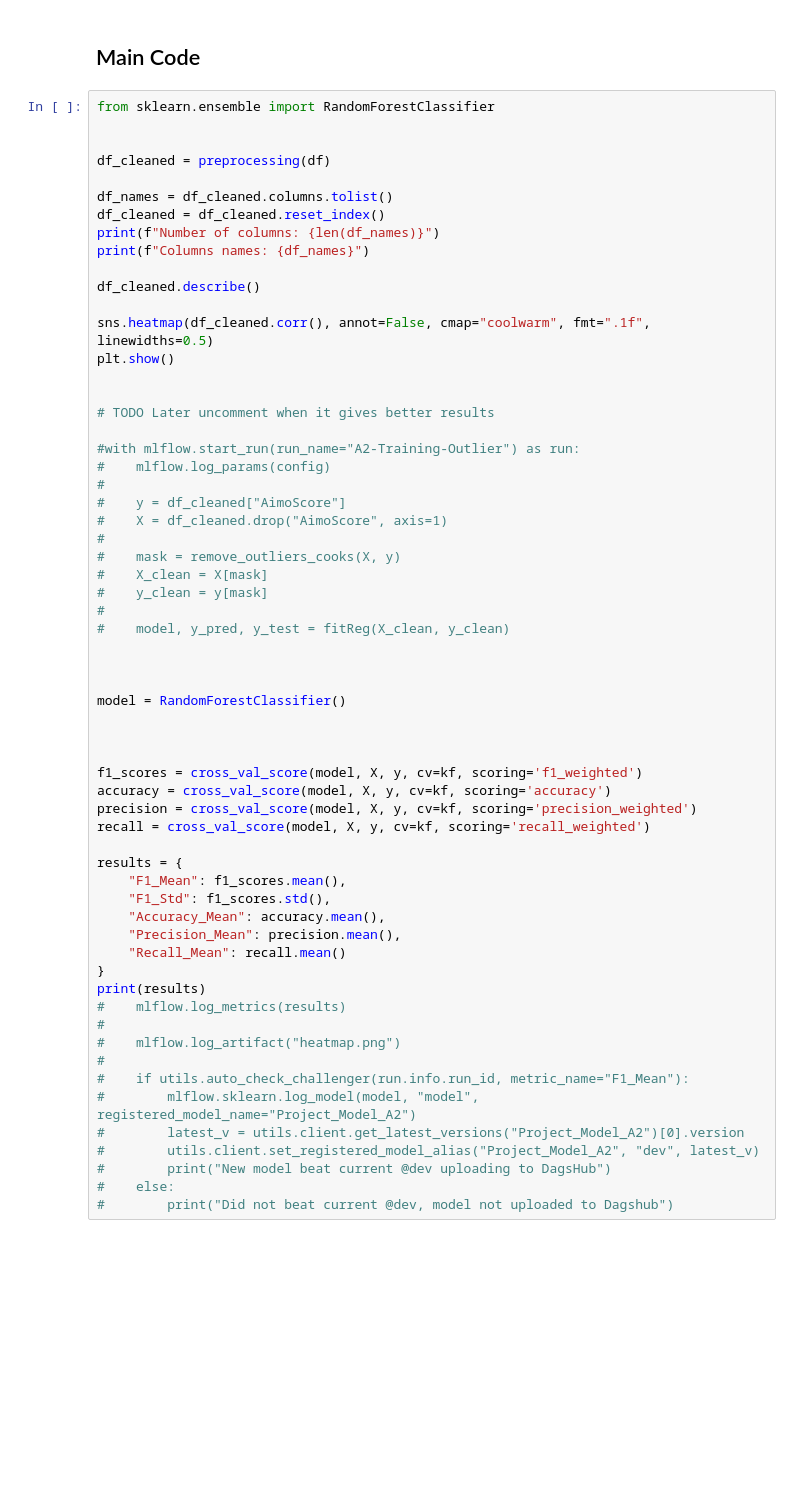
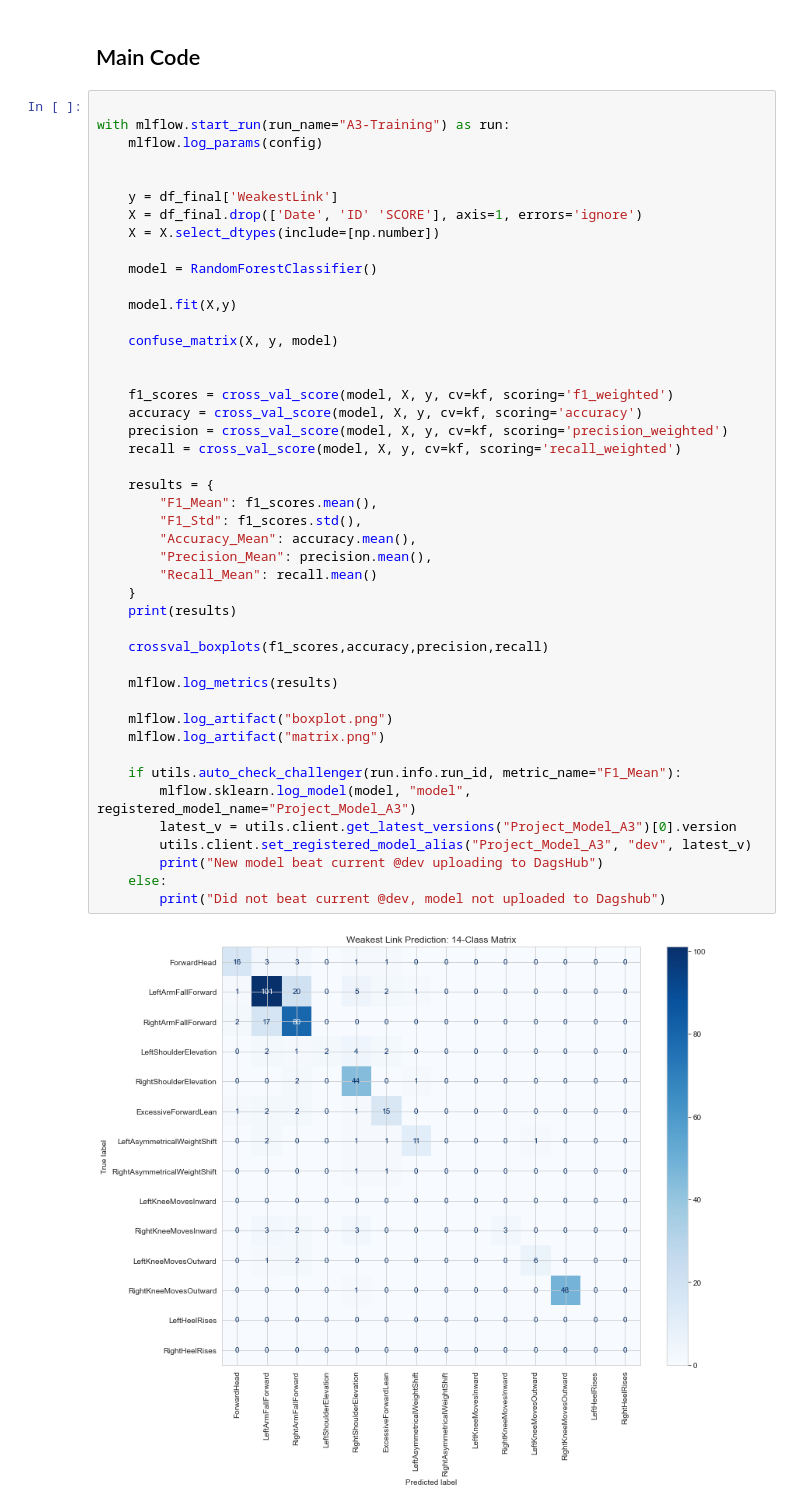
Before and after one commit to sb224sc-HT22-VT27/4dt907, a Jupyter notebook: src/ml-research/a3/a3.ipynb, the cells around one changed output. Cells and saved outputs as stored; diff of their text form; blank space fills up the shorter version.

Commit message:
feat: Set baseline for weakest link/A3

```diff
--- a/src/ml-research/a3/a3.ipynb
+++ b/src/ml-research/a3/a3.ipynb
@@ -71,64 +151,49 @@ def preprocessing(df):
 # %% [markdown]
 ## Main Code
 # %%
-from sklearn.ensemble import RandomForestClassifier
+
+with mlflow.start_run(run_name="A3-Training") as run:
+    mlflow.log_params(config)
 
 
-df_cleaned = preprocessing(df)
+    y = df_final['WeakestLink']
+    X = df_final.drop(['Date', 'ID' 'SCORE'], axis=1, errors='ignore')
+    X = X.select_dtypes(include=[np.number])
 
-df_names = df_cleaned.columns.tolist()
-df_cleaned = df_cleaned.reset_index()
-print(f"Number of columns: {len(df_names)}")
-print(f"Columns names: {df_names}")
+    model = RandomForestClassifier()
 
-df_cleaned.describe()
+    model.fit(X,y)
 
-sns.heatmap(df_cleaned.corr(), annot=False, cmap="coolwarm", fmt=".1f", linewidths=0.5)
-plt.show()
+    confuse_matrix(X, y, model)
 
 
-# TODO Later uncomment when it gives better results
+    f1_scores = cross_val_score(model, X, y, cv=kf, scoring='f1_weighted')
+    accuracy = cross_val_score(model, X, y, cv=kf, scoring='accuracy')
+    precision = cross_val_score(model, X, y, cv=kf, scoring='precision_weighted')
+    recall = cross_val_score(model, X, y, cv=kf, scoring='recall_weighted')
 
-#with mlflow.start_run(run_name="A2-Training-Outlier") as run:
-#    mlflow.log_params(config)
-#
-#    y = df_cleaned["AimoScore"]
-#    X = df_cleaned.drop("AimoScore", axis=1)
-#
-#    mask = remove_outliers_cooks(X, y)
-#    X_clean = X[mask]
-#    y_clean = y[mask]
-#
-#    model, y_pred, y_test = fitReg(X_clean, y_clean)
+    results = {
+        "F1_Mean": f1_scores.mean(),
+        "F1_Std": f1_scores.std(),
+        "Accuracy_Mean": accuracy.mean(),
+        "Precision_Mean": precision.mean(),
+        "Recall_Mean": recall.mean()
+    }
+    print(results)
 
+    crossval_boxplots(f1_scores,accuracy,precision,recall)
 
+    mlflow.log_metrics(results)
 
-model = RandomForestClassifier()
+    mlflow.log_artifact("boxplot.png")
+    mlflow.log_artifact("matrix.png")
 
-
-
-f1_scores = cross_val_score(model, X, y, cv=kf, scoring='f1_weighted')
-accuracy = cross_val_score(model, X, y, cv=kf, scoring='accuracy')
-precision = cross_val_score(model, X, y, cv=kf, scoring='precision_weighted')
-recall = cross_val_score(model, X, y, cv=kf, scoring='recall_weighted')
-
-results = {
-    "F1_Mean": f1_scores.mean(),
-    "F1_Std": f1_scores.std(),
-    "Accuracy_Mean": accuracy.mean(),
-    "Precision_Mean": precision.mean(),
-    "Recall_Mean": recall.mean()
-}
-print(results)
-#    mlflow.log_metrics(results)
-#
-#    mlflow.log_artifact("heatmap.png")
-#
-#    if utils.auto_check_challenger(run.info.run_id, metric_name="F1_Mean"):
-#        mlflow.sklearn.log_model(model, "model", registered_model_name="Project_Model_A2")
-#        latest_v = utils.client.get_latest_versions("Project_Model_A2")[0].version
-#        utils.client.set_registered_model_alias("Project_Model_A2", "dev", latest_v)
-#        print("New model beat current @dev uploading to DagsHub")
-#    else:
-#        print("Did not beat current @dev, model not uploaded to Dagshub")
+    if utils.auto_check_challenger(run.info.run_id, metric_name="F1_Mean"):
+        mlflow.sklearn.log_model(model, "model", registered_model_name="Project_Model_A3")
+        latest_v = utils.client.get_latest_versions("Project_Model_A3")[0].version
+        utils.client.set_registered_model_alias("Project_Model_A3", "dev", latest_v)
+        print("New model beat current @dev uploading to DagsHub")
+    else:
+        print("Did not beat current @dev, model not uploaded to Dagshub")
 # %% [output]
+[figure, new version]
```
Also changed, not shown: parts of 6 cells of this notebook, 2 other files.
